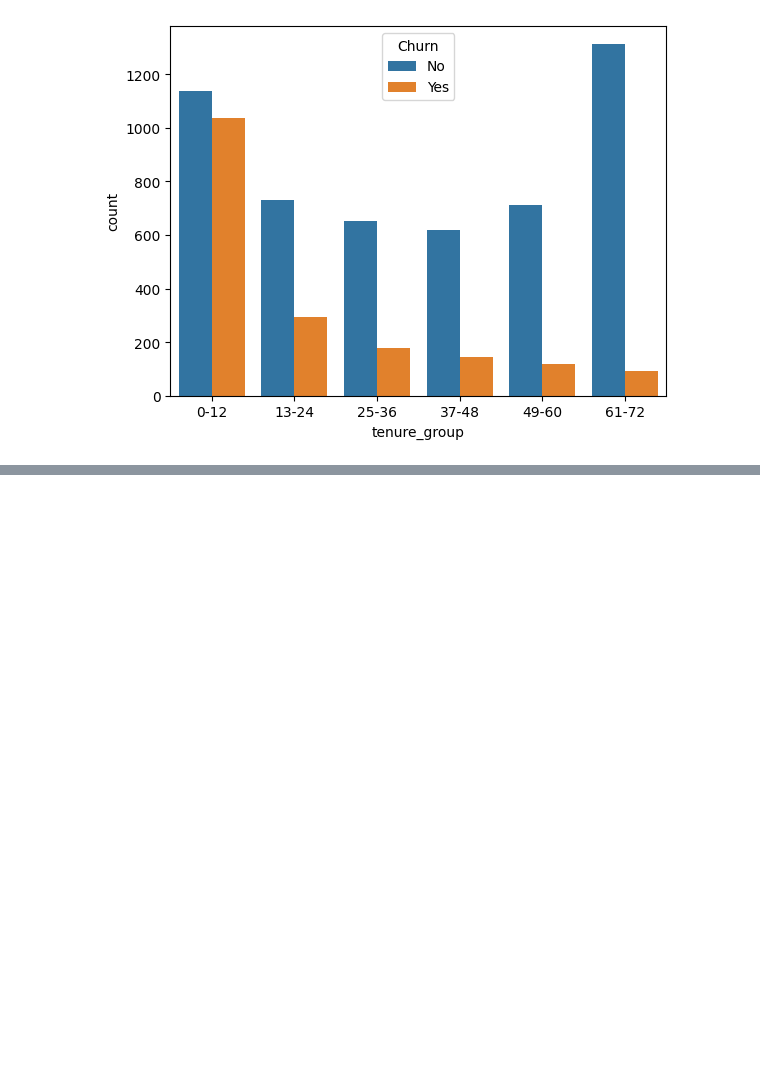
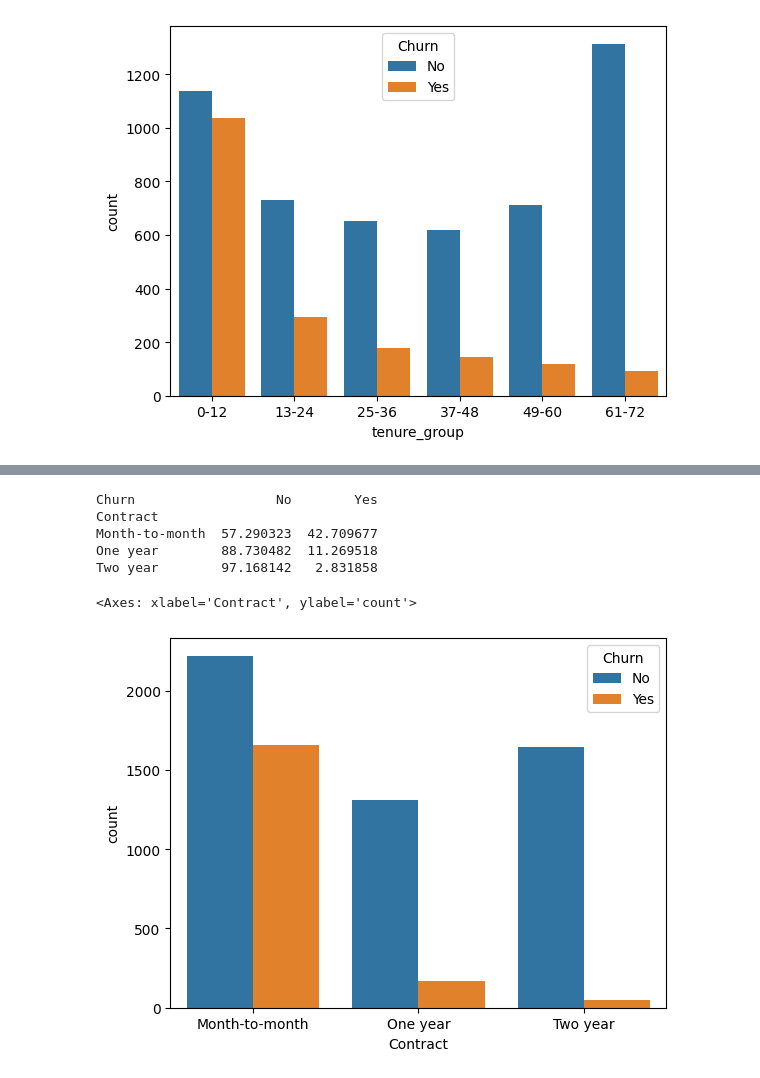
Before and after one commit to BielBabilonia/ecommerce-customer-churn-analysis, a Jupyter notebook: notebooks/01_EDA_Churn_Analyzis.ipynb, the cells around one changed output, grey strips where cells are left out. Saved outputs shown, nothing was run; the diff lists cells and outputs as text; code cells hidden in the pictures; blank space fills up the shorter version.

Commit message:
feat: implement churn analysis with categorical and numerical comparison

```diff
--- a/notebooks/01_EDA_Churn_Analyzis.ipynb
+++ b/notebooks/01_EDA_Churn_Analyzis.ipynb
@@ -86,0 +108,14 @@ tenure_group
+# %%
+#realizando o crosstab da variável categorica Contract com a variável target Churn para entender a relação entre elas e identificar quais tipos de contrato têm maior percentual de churn, o que pode ajudar a direcionar estratégias de retenção de clientes
+
+crosstab_contract = pd.crosstab(df['Contract'], df['Churn'], normalize = 'index') * 100
+print(crosstab_contract)
+sns.countplot(x = 'Contract', hue = 'Churn', data = df)
+# %% [output]
+Churn                  No        Yes
+Contract
+Month-to-month  57.290323  42.709677
+One year        88.730482  11.269518
+Two year        97.168142   2.831858
+<Axes: xlabel='Contract', ylabel='count'>
+[figure, added]
```
Also changed, not shown: parts of 23 cells of this notebook.
